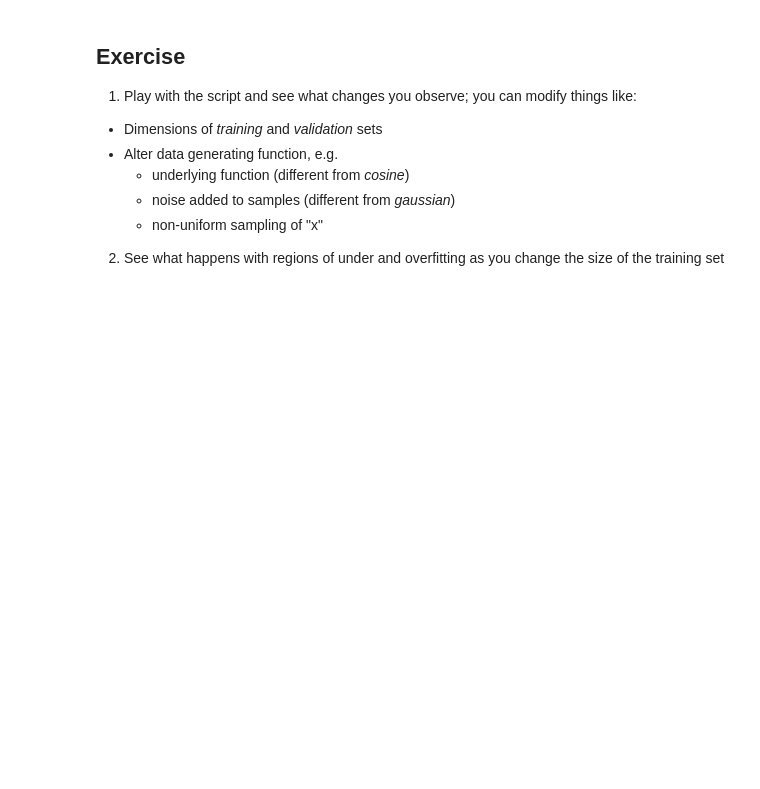
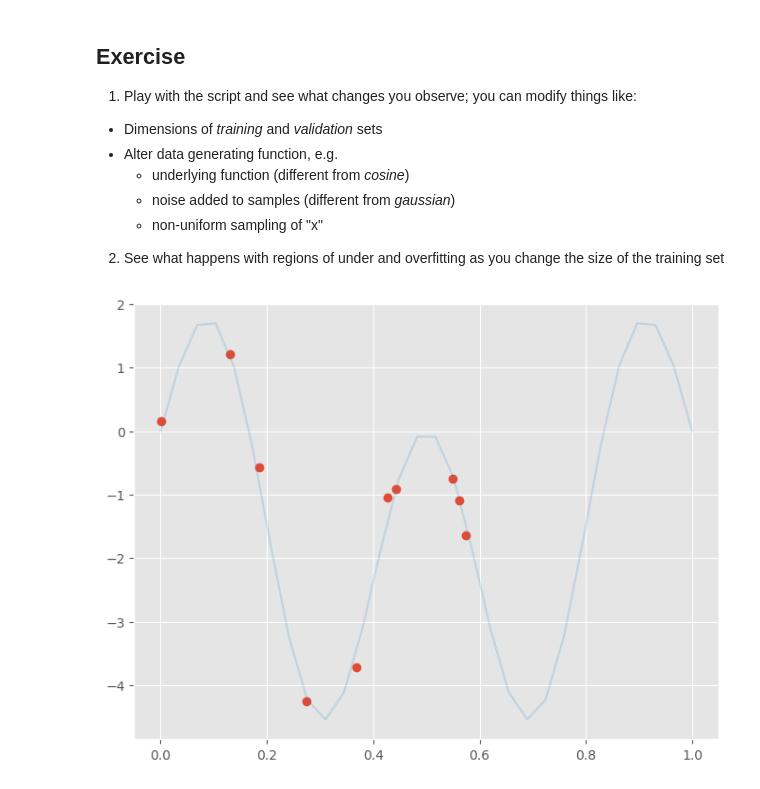
Before and after one commit to Lorenc1o/BDMA_Notes, a Jupyter notebook: UPC/Machine_Learning/Labs/lab02/ml02-polyreg.ipynb, the cells around one changed output. Saved outputs shown, nothing was run; the diff lists cells and outputs as text; code cells hidden in the pictures; blank space fills up the shorter version.

```diff
--- a/UPC/Machine_Learning/Labs/lab02/ml02-polyreg.ipynb
+++ b/UPC/Machine_Learning/Labs/lab02/ml02-polyreg.ipynb
@@ -280,3 +280,23 @@ plt.legend();
       * non-uniform sampling of "x"
 
 2. See what happens with regions of under and overfitting as you change the size of the training set
+# %%
+def feval(x):
+    return np.cos(3*np.pi*x)*np.sin(2*np.pi*x)*5
+
+def fgen(N, sigma):
+    x = np.sort(uniform(0, 1, N))
+    t = feval(x) + normal(loc=0, scale=sigma, size=N)
+    return x,t
+
+N = 10
+sigma = 0.25
+
+x,t = fgen(N, sigma)
+sample = pd.DataFrame({'input':x,'target':t})
+# %%
+fig, ax = plt.subplots(figsize=(8,6))
+ax.plot(sample.input, sample.target, 'o')
+ax.plot(np.linspace(0, 1, num=30), feval(np.linspace(0, 1,num=30)), alpha=0.2);
+# %% [output]
+[figure, added]
```
Also changed, not shown: parts of 9 cells of this notebook.
